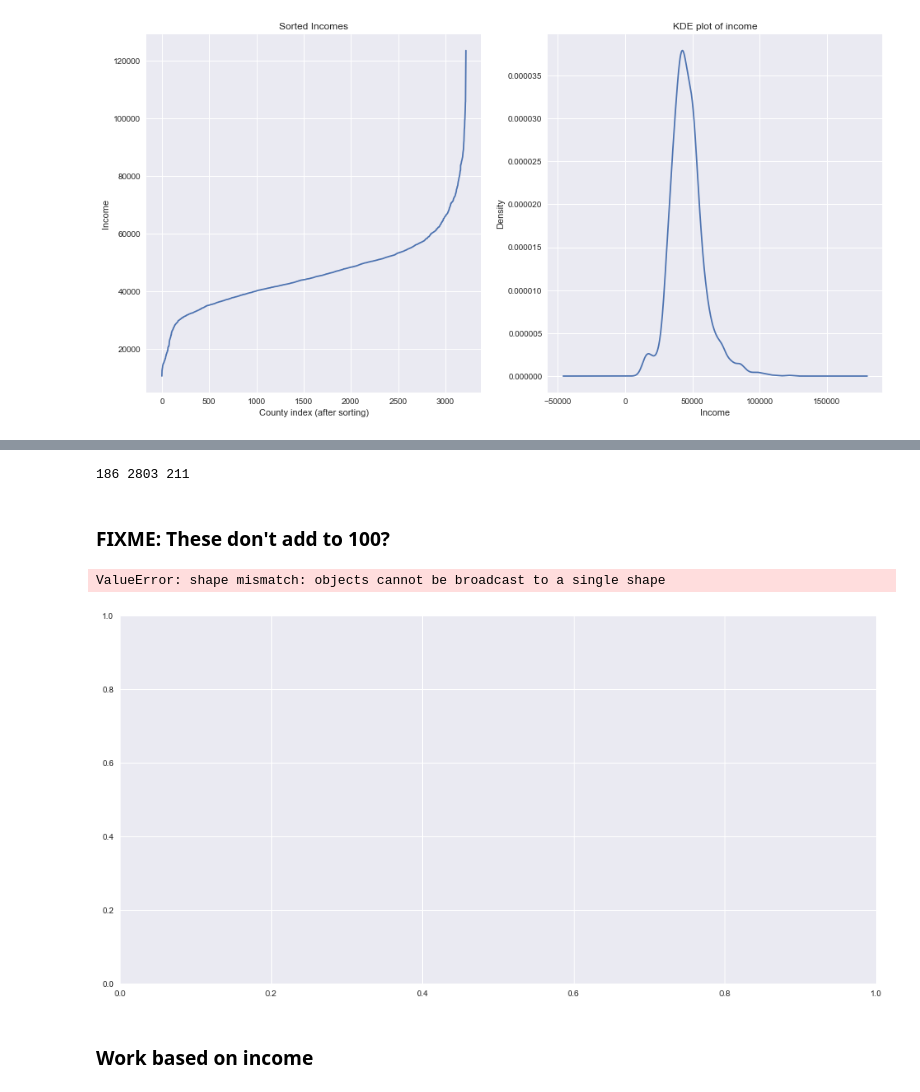
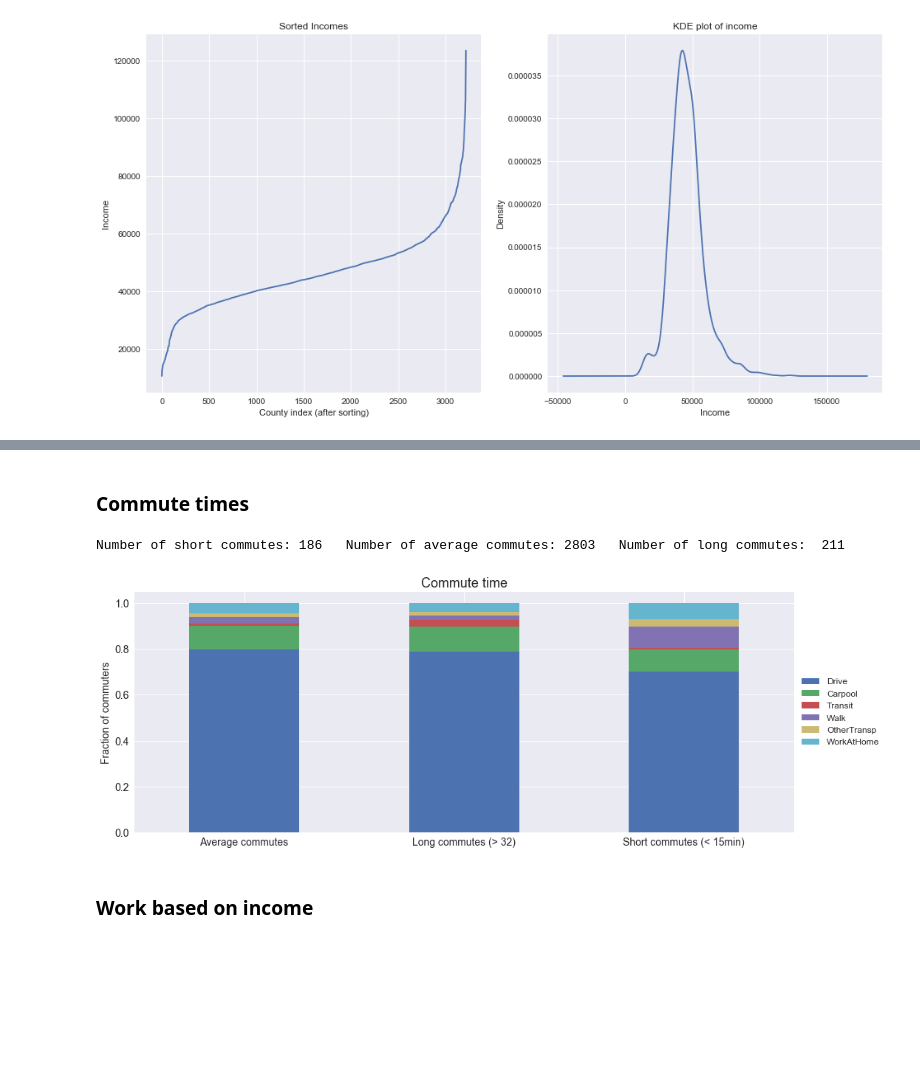
Before and after one commit to pstetz/Kaggle, a Jupyter notebook: in_progress/census/fun.ipynb, the cells around one changed output, grey strips where cells are left out. Saved outputs shown, nothing was run; the diff lists cells and outputs as text; code cells hidden in the pictures; blank space fills up the shorter version.

Commit message:
commute bar graph looks great in census

```diff
--- a/in_progress/census/fun.ipynb
+++ b/in_progress/census/fun.ipynb
@@ -232,13 +227,0 @@ WARNING: barplots take around 1min to load on my laptop
-# %%
-trans = ['Drive', 'Carpool', 'Transit', 'Walk', 'OtherTransp', "WorkAtHome"]
-flatui = ["#9b59b6", "#3498db", "#95a5a6", "#e74c3c", "#34495e", "#00b894"]
-c = {trans[i]: flatui[i] for i in range(6)}
-
-high_times = census[census.MeanCommute > 32]
-mid_times = census[(census.MeanCommute < 32) & (census.MeanCommute > 15)]
-low_times  = census[census.MeanCommute < 15]
-print(len(low_times), len(mid_times), len(high_times))
-# %% [output]
-186 2803 211
-# %% [markdown]
-### FIXME: These don't add to 100?
@@ -254,30 +228,37 @@ high = high / high.sum()
-# %%
-plt.figure(figsize=(16, 8))
-
-low, mid, high = [],[],[]
-
-for tran in trans:
-    low.append(low_times[tran].sum())
-    mid.append(mid_times[tran].sum())
-    high.append(high_times[tran].sum())
-
-low  = [low[i]  / sum(low) for i in range(len(low))]
-mid  = [mid[i]  / sum(mid) for i in range(len(mid))]
-high = [high[i] / sum(high) for i in range(len(high))]
-
-sns.barplot(low, trans, stacked=True)
-counties[races].plot(kind="bar", stacked=True, ax=ax3, rot=0)
-
-# for i, tran in enumerate(trans):
-#     plt.bar("Short commutes (< 10min)", low[i], width=0.25, align="center", label=tran, color=c[tran])
-#     plt.bar("Mid commutes", mid[i], width=0.25, align="center", color=c[tran])
-#     plt.bar("Long commutes (> 40min)", high[i], width=0.25, align="center", color=c[tran])
-
-plt.title("")
-_ = plt.legend(bbox_to_anchor=(0.3, 0.3))
-# %% [output]
-ValueError: shape mismatch: objects cannot be broadcast to a single shape
-[figure, removed]
+# %% [markdown]
+### Commute times
+# %%
+trans = ['Drive', 'Carpool', 'Transit', 'Walk', 'OtherTransp', "WorkAtHome"]
+
+high_times = census[census.MeanCommute > 32]
+mid_times = census[(census.MeanCommute < 32) & (census.MeanCommute > 15)]
+low_times  = census[census.MeanCommute < 15]
+print("Number of short commutes:", len(low_times),
+      "  Number of average commutes:", len(mid_times),
+      "  Number of long commutes: ", len(high_times))
+
+low = low_times[trans].sum(axis=0)
+low = low / low.sum()
+
+mid = mid_times[trans].sum(axis=0)
+mid = mid / mid.sum()
+
+high = high_times[trans].sum(axis=0)
+high = high / high.sum()
+
+pd.DataFrame({
+    "Short commutes (< 15min)":  low,
+    "Average commutes":  mid,
+    "Long commutes (> 32)": high
+}).transpose().plot(kind="bar", rot=0, stacked=True, fontsize=14, figsize=(16, 6))
+
+plt.ylabel("Fraction of commuters", fontsize=14)
+plt.legend(loc='center left', bbox_to_anchor=(1.0, 0.5), fontsize=12)
+
+_ = plt.title("Commute time", fontsize=18)
+# %% [output]
+Number of short commutes: 186   Number of average commutes: 2803   Number of long commutes:  211
+[figure, added]
 # %% [markdown]
 ### Work based on income
 # %%
```
Also changed, not shown: parts of 2 cells of this notebook.
